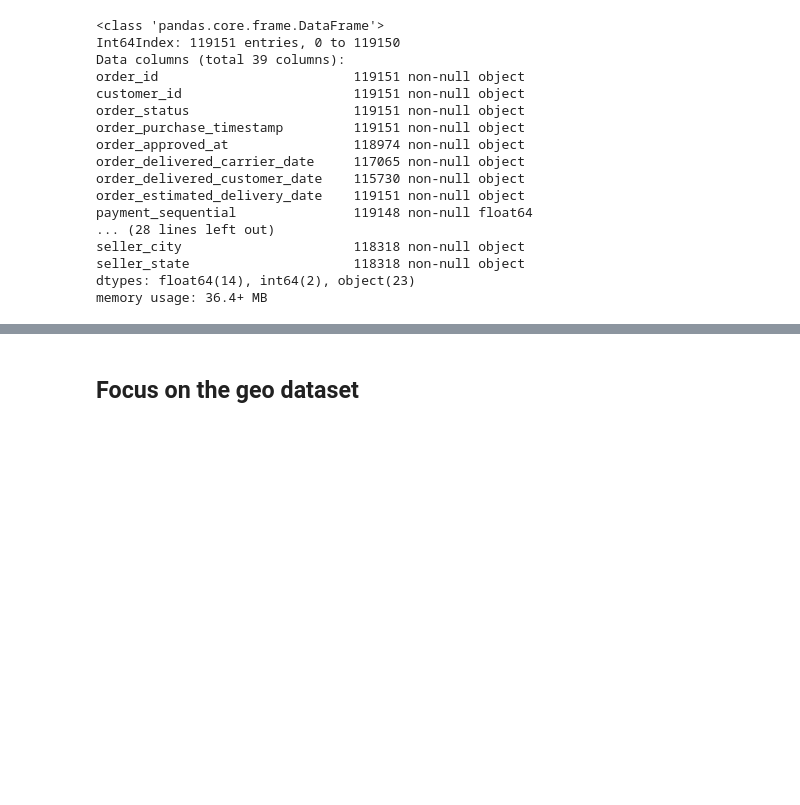
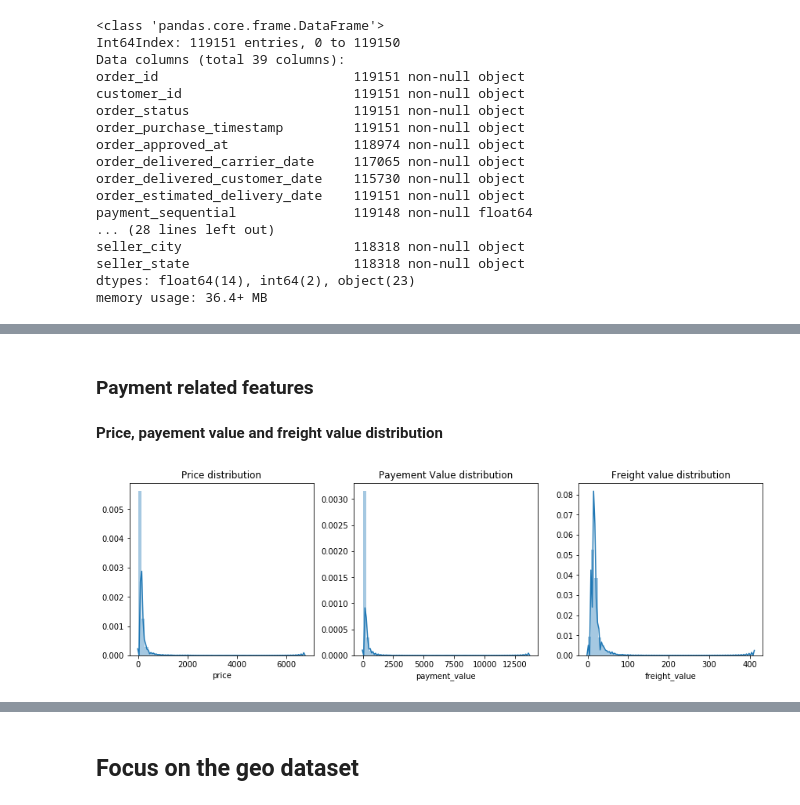
Before and after one commit to JulesLB/OpenClassroomsProject, a Jupyter notebook: Project5/Project5_Exploratory.ipynb, the cells around one changed output, grey strips where cells are left out. Cells and saved outputs as stored; diff of their text form; code cells hidden in the pictures; blank space fills up the shorter version.

```diff
--- a/Project5/Project5_Exploratory.ipynb
+++ b/Project5/Project5_Exploratory.ipynb
@@ -113,0 +166,28 @@ memory usage: 36.4+ MB
+# %%
+idx_drop = df[df['order_status']!='delivered'].index
+df.drop(index=idx_drop,inplace=True)
+df.reset_index(inplace=True,drop=True)
+# %% [markdown]
+### Payment related features
+# %% [markdown]
+**Price, payement value and freight value distribution**
+# %%
+#Price distribution
+fig = plt.figure(figsize=(12,4))
+ax1 = fig.add_subplot(131)
+ax2 = fig.add_subplot(132)
+ax3 = fig.add_subplot(133)
+
+sns.distplot(df['price'].dropna(),ax=ax1)
+ax1.set_title('Price distribution')
+
+sns.distplot(df['payment_value'].dropna(),ax=ax2)
+ax2.set_title('Payement Value distribution')
+
+sns.distplot(df['freight_value'].dropna(),ax=ax3)
+ax3.set_title('Freight value distribution')
+
+plt.tight_layout
+fig.tight_layout(pad=1.0)
+# %% [output]
+[figure, added]
```
Also changed, not shown: parts of 149 cells of this notebook, 1 other file.
